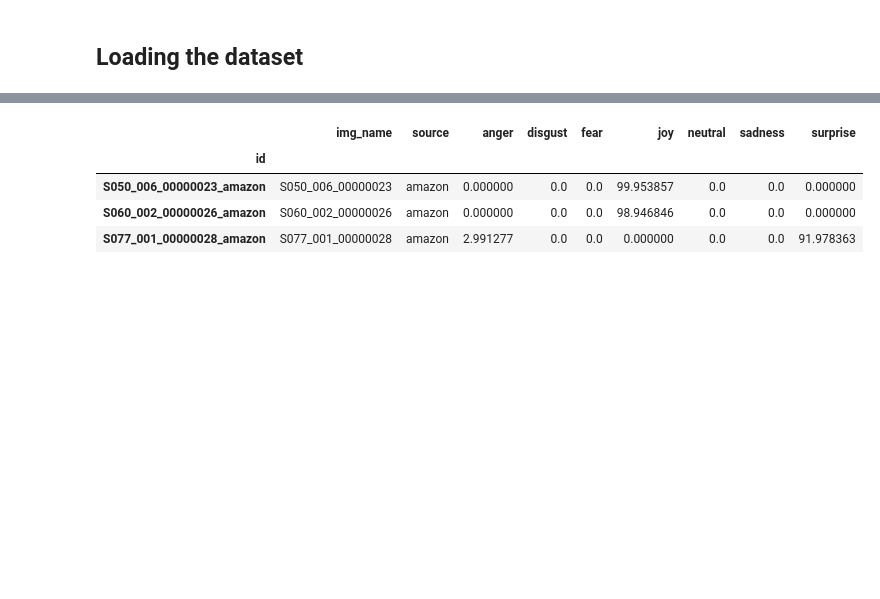
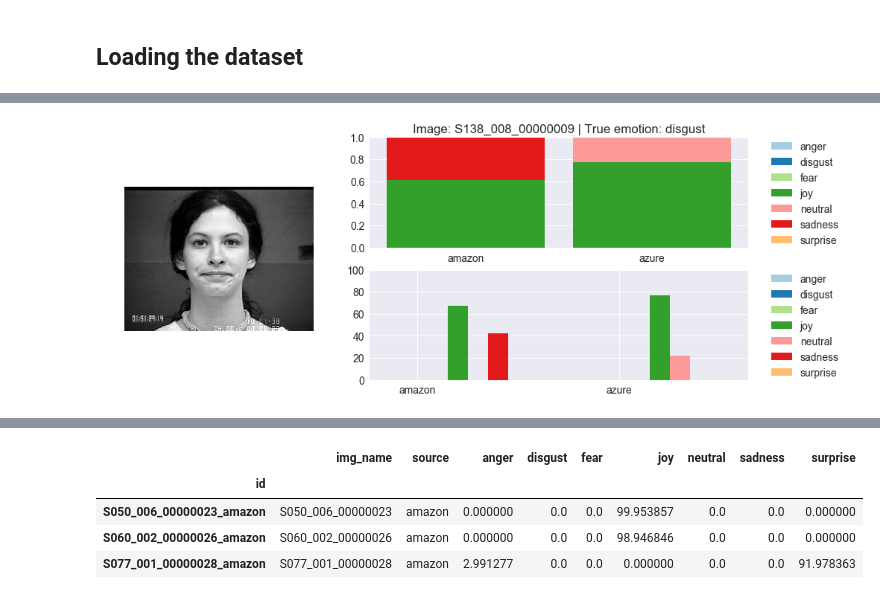
Before and after one commit to tonca/emotion_recognition, a Jupyter notebook: notebooks/API_testing.ipynb, the cells around one changed output, grey strips where cells are left out. Drawn from its saved outputs; the diff is of its cells as text; code cells hidden in the pictures; blank space fills up the shorter version.

```diff
--- a/notebooks/API_testing.ipynb
+++ b/notebooks/API_testing.ipynb
@@ -331,6 +83,0 @@ compare_df_j.head()
-# %%
-# fare uno scatterplot e colorare di rosso quegli sbagliati e con valore pari alla confidence
-# mentre in verde quelli giusti, sempre con il valore della confidence
-fig, axes = plt.subplots(1, 1)
-sns.set_style("whitegrid")
-_ = sns.swarmplot(x='real', y='confidence', hue='correct', palette='Set2', data=compare_df_j)
@@ -364,0 +112,4 @@ plt.subplots_adjust(wspace=.5, hspace=.5)
+# %%
+# let's load the file with the true emotions
+label_df = pd.read_csv('../data/labeled_light.csv', sep=',', index_col='img_name', usecols=['img_name', 'emotion'])
+label_df.head()
@@ -364,0 +153,9 @@ plt.subplots_adjust(wspace=.5, hspace=.5)
+# %%
+# let's pick 3 images at random and check the results
+nr_rand_img = 3
+
+unique_img = df.img_name.unique()
+rand_img = unique_img[np.random.randint(len(unique_img), size=nr_rand_img)]
+
+rand_df = df.loc[df.img_name.isin(rand_img)]
+rand_df.head()
@@ -364,0 +170,61 @@ plt.subplots_adjust(wspace=.5, hspace=.5)
+# %%
+# function to normalize row in order to make each value a percentage of the row total
+def normalize(x):
+    return x/x.sum()
+
+# normalize each row so that it sums up to 1
+rand_df_norm = rand_df.iloc[:, 2:].apply(normalize, axis=1)
+
+# create the charts for each image
+for i in range(nr_rand_img):
+
+    fig = plt.figure(figsize=(15, 6))
+    gs = gridspec.GridSpec(2, 2, width_ratios=[1, 2])
+    ax1 = plt.subplot(gs[:, 0])
+    ax2 = plt.subplot(gs[:-1, 1])
+    ax3 = plt.subplot(gs[-1, 1])
+
+    ax2.grid(True, axis='y')
+    ax3.grid(True, axis='y')
+    ax2.set_axisbelow(True)
+    ax3.set_axisbelow(True)
+
+    current_img = rand_img[i]
+    current_img_norm_df = rand_df_norm.loc[rand_df.img_name == current_img]
+    current_img_df = rand_df.loc[rand_df.img_name == current_img]
+
+    # IMAGE
+    # read image from disk
+    img = mpimg.imread('../scripts/apis/img/{}.png'.format(current_img))
+    img = ax1.imshow(img, cmap='gray')
+    ax1.axis('off')
+
+    # STACKED BARPLOT WITH NORMALIZED VALUES
+    # initialize variable that will be needed to build the stacked barplot
+    sum = [0]*current_img_norm_df.shape[0]
+    x = []
+    # for each emotion, create the bar which will then be stacked
+    for j, e in enumerate(current_img_norm_df.columns):
+        emotion = ax2.bar(current_img_norm_df.index, current_img_norm_df.iloc[:, j], 0.85, bottom=sum)
+        x.append(emotion)
+        sum += current_img_norm_df.iloc[:, j]
+    ax2.set_xticklabels(current_img_df.source.unique())
+    # show labeled emotion in chart title
+    ax2.set_title('Image: {} | True emotion: {}'.format(current_img, label_df.loc[current_img].emotion))
+    # add legend
+    ax2.legend(x, current_img_norm_df.columns, loc=2, bbox_to_anchor=(1.05, 1), borderaxespad=0.)
+
+    # BARPLOT WITH REAL VALUES
+    y = []
+    barWidth = 0.1
+    n = current_img_df.source.shape[0]
+    for i, c in enumerate(current_img_df.columns[2:]):
+        y.append(ax3.bar(np.arange(n) + i*barWidth, current_img_df[c], barWidth))
+    rect = [y[i][0] for i in np.arange(len(y))]
+    labels = [name for name in current_img_df.columns[2:]]
+    ax3.legend(rect, labels, loc=2, bbox_to_anchor=(1.05, 1), borderaxespad=0.)
+    ax3.set_ylim(0, 100)
+    ax3.xaxis.set_ticks([r + barWidth for r in np.arange(n)])
+    ax3.set_xticklabels(current_img_df.source.unique())
+# %% [output]
+[figure, added]
```
Also changed, not shown: parts of 50 cells of this notebook, 1 other file.
